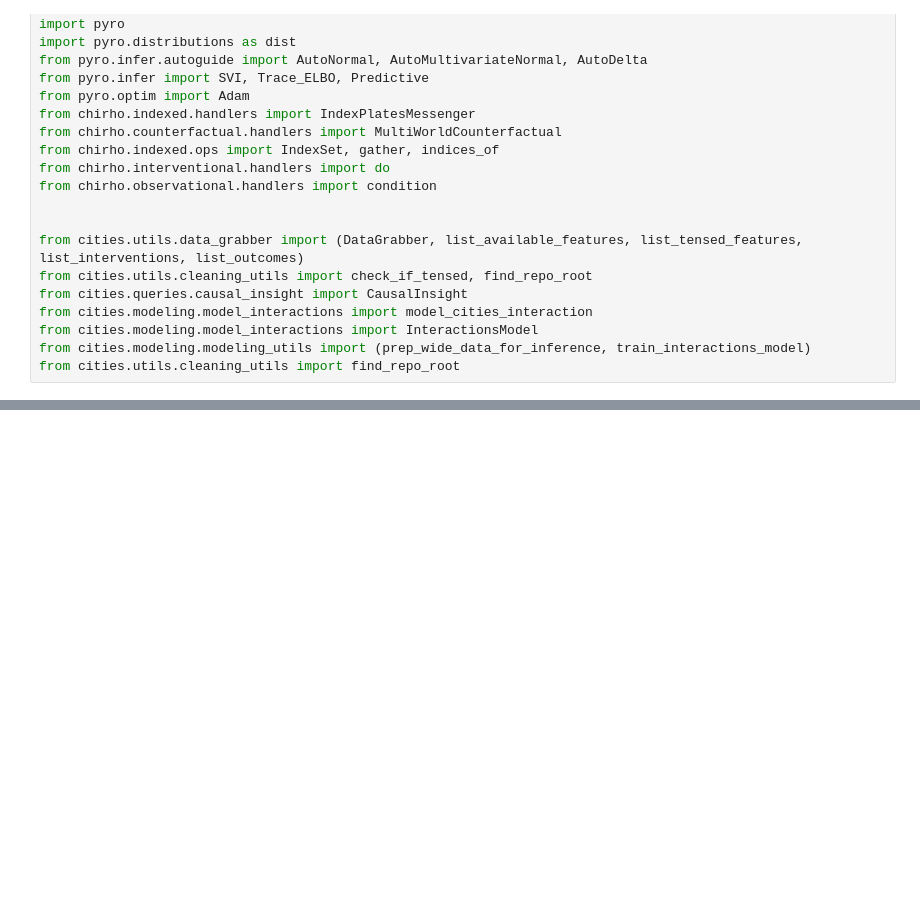
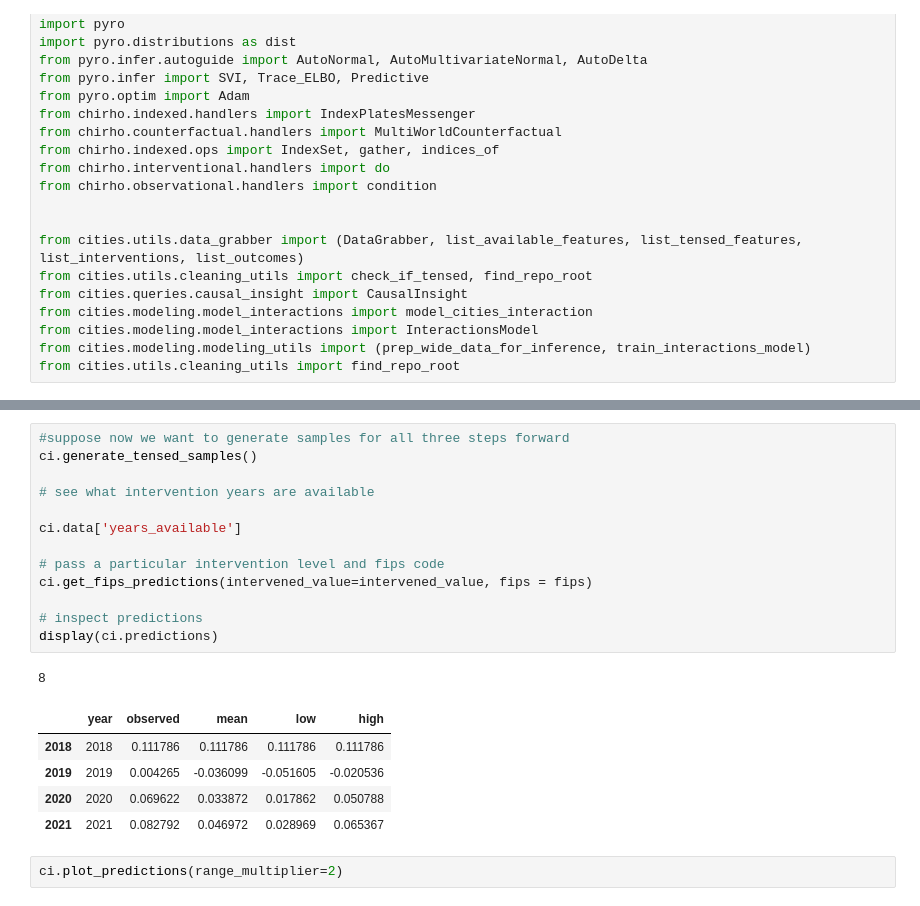
Before and after one commit to BasisResearch/cities, a Jupyter notebook: docs/guides/causal_insights_demo.ipynb, the cells around one changed output, grey strips where cells are left out. Cells and saved outputs as stored; diff of their text form; blank space fills up the shorter version.

```diff
--- a/docs/guides/causal_insights_demo.ipynb
+++ b/docs/guides/causal_insights_demo.ipynb
@@ -55,0 +92,22 @@ NameError: name 'intervention' is not defined
+# %%
+#suppose now we want to generate samples for all three steps forward
+ci.generate_tensed_samples()
+
+# see what intervention years are available
+
+ci.data['years_available']
+
+# pass a particular intervention level and fips code
+ci.get_fips_predictions(intervened_value=intervened_value, fips = fips)
+
+# inspect predictions
+display(ci.predictions)
+# %% [output]
+8
+|  | year | observed | mean | low | high |
+| 2018 | 2018 | 0.111786 | 0.111786 | 0.111786 | 0.111786 |
+| 2019 | 2019 | 0.004265 | -0.036099 | -0.051605 | -0.020536 |
+| 2020 | 2020 | 0.069622 | 0.033872 | 0.017862 | 0.050788 |
+| 2021 | 2021 | 0.082792 | 0.046972 | 0.028969 | 0.065367 |
+# %%
+ci.plot_predictions(range_multiplier=2)
```
Also changed, not shown: parts of 6 cells of this notebook.
